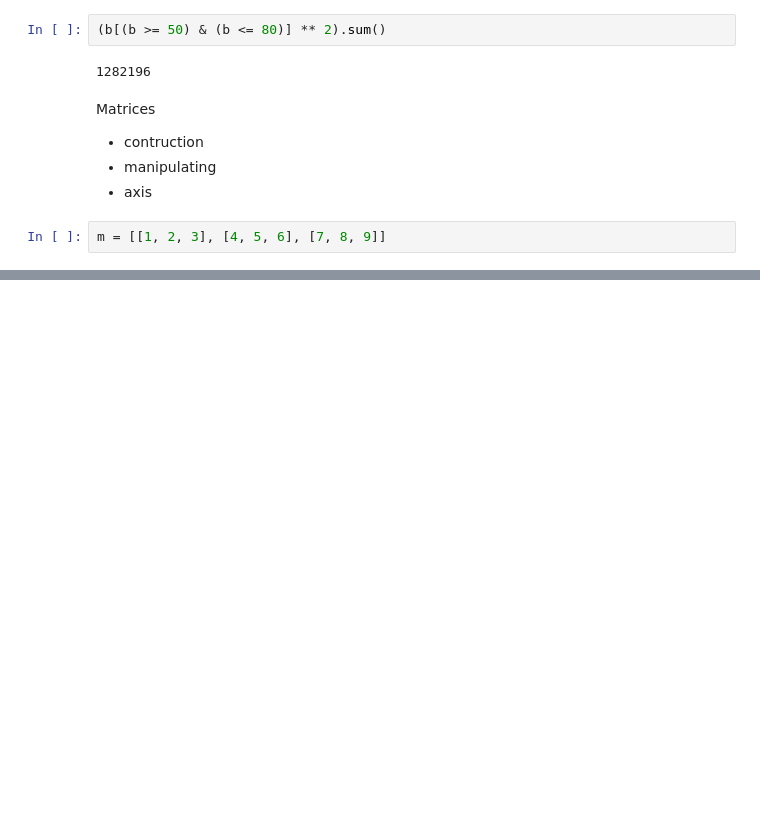
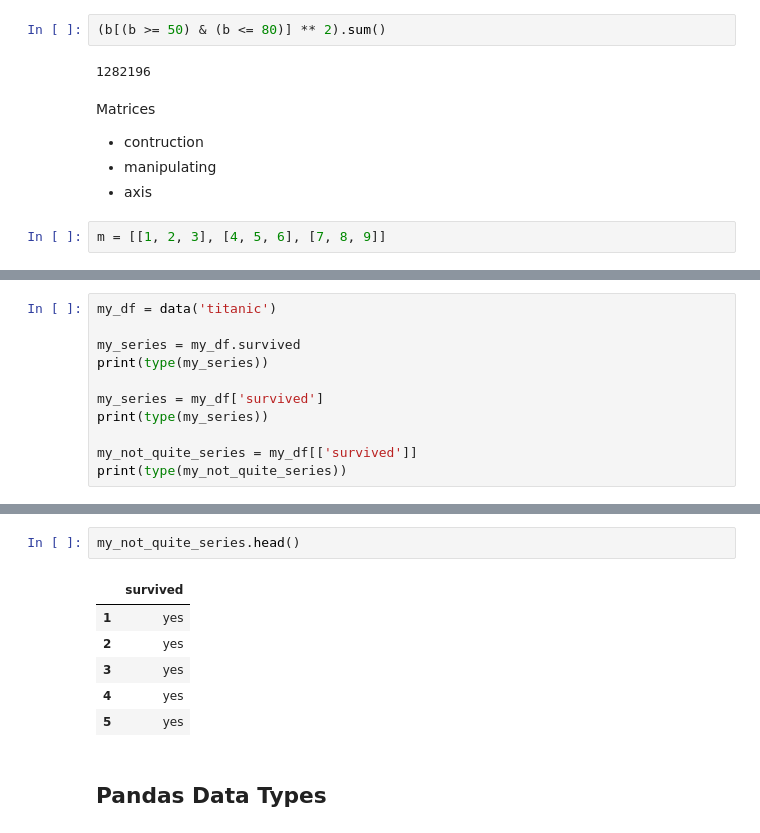
Before and after one commit to dbojado/numpy-pandas-visualization-exercises, a Jupyter notebook: my_class_notes.ipynb, the cells around one changed output, grey strips where cells are left out. Drawn from its saved outputs; the diff is of its cells as text; blank space fills up the shorter version.

Commit message:
add pandas notes to notebook file

```diff
--- a/my_class_notes.ipynb
+++ b/my_class_notes.ipynb
@@ -341,0 +400,11 @@ m = [[1, 2, 3], [4, 5, 6], [7, 8, 9]]
+# %%
+my_df = data('titanic')
+
+my_series = my_df.survived
+print(type(my_series))
+
+my_series = my_df['survived']
+print(type(my_series))
+
+my_not_quite_series = my_df[['survived']]
+print(type(my_not_quite_series))
@@ -341,0 +424,11 @@ m = [[1, 2, 3], [4, 5, 6], [7, 8, 9]]
+# %%
+my_not_quite_series.head()
+# %% [output]
+|  | survived |
+| 1 | yes |
+| 2 | yes |
+| 3 | yes |
+| 4 | yes |
+| 5 | yes |
+# %% [markdown]
+## Pandas Data Types
```
Also changed, not shown: parts of 22 cells of this notebook.
